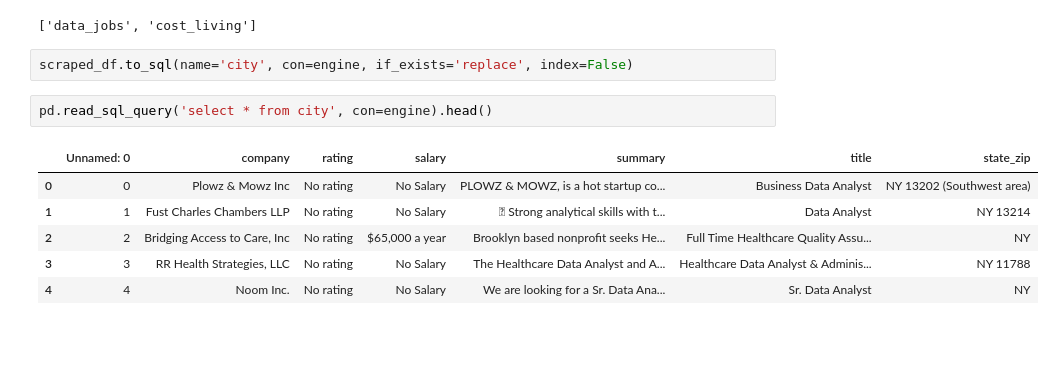
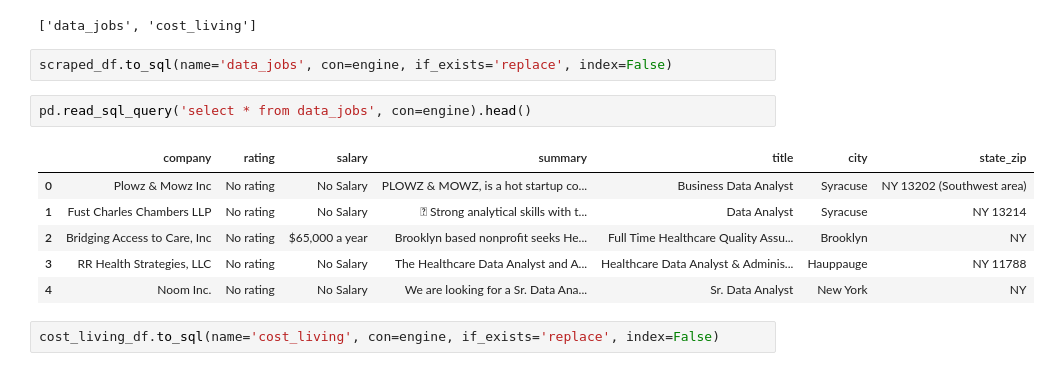
Before and after one commit to mpetrozzi78/ETL-Project, a Jupyter notebook: ETL Project - Cleanup.ipynb, the cells around one changed output. Drawn from its saved outputs; the diff is of its cells as text; blank space fills up the shorter version.

```diff
--- a/ETL Project - Cleanup.ipynb
+++ b/ETL Project - Cleanup.ipynb
@@ -178,13 +185,15 @@ engine.table_names()
 # %% [output]
 ['data_jobs', 'cost_living']
 # %%
-scraped_df.to_sql(name='city', con=engine, if_exists='replace', index=False)
+scraped_df.to_sql(name='data_jobs', con=engine, if_exists='replace', index=False)
 # %%
-pd.read_sql_query('select * from city', con=engine).head()
+pd.read_sql_query('select * from data_jobs', con=engine).head()
 # %% [output]
-|  | Unnamed: 0 | company | rating | salary | summary | title | state_zip |
-| 0 | 0 | Plowz & Mowz Inc | No rating | No Salary | PLOWZ & MOWZ, is a hot startup co... | Business Data Analyst | NY 13202 (Southwest area) |
-| 1 | 1 | Fust Charles Chambers LLP | No rating | No Salary |  Strong analytical skills with t... | Data Analyst | NY 13214 |
-| 2 | 2 | Bridging Access to Care, Inc | No rating | $65,000 a year | Brooklyn based nonprofit seeks He... | Full Time Healthcare Quality Assu... | NY |
-| 3 | 3 | RR Health Strategies, LLC | No rating | No Salary | The Healthcare Data Analyst and A... | Healthcare Data Analyst & Adminis... | NY 11788 |
-| 4 | 4 | Noom Inc. | No rating | No Salary | We are looking for a Sr. Data Ana... | Sr. Data Analyst | NY |
+|  | company | rating | salary | summary | title | city | state_zip |
+| 0 | Plowz & Mowz Inc | No rating | No Salary | PLOWZ & MOWZ, is a hot startup co... | Business Data Analyst | Syracuse | NY 13202 (Southwest area) |
+| 1 | Fust Charles Chambers LLP | No rating | No Salary |  Strong analytical skills with t... | Data Analyst | Syracuse | NY 13214 |
+| 2 | Bridging Access to Care, Inc | No rating | $65,000 a year | Brooklyn based nonprofit seeks He... | Full Time Healthcare Quality Assu... | Brooklyn | NY |
+| 3 | RR Health Strategies, LLC | No rating | No Salary | The Healthcare Data Analyst and A... | Healthcare Data Analyst & Adminis... | Hauppauge | NY 11788 |
+| 4 | Noom Inc. | No rating | No Salary | We are looking for a Sr. Data Ana... | Sr. Data Analyst | New York | NY |
+# %%
+cost_living_df.to_sql(name='cost_living', con=engine, if_exists='replace', index=False)
```
Also changed, not shown: parts of 8 cells of this notebook, 1 other file.
